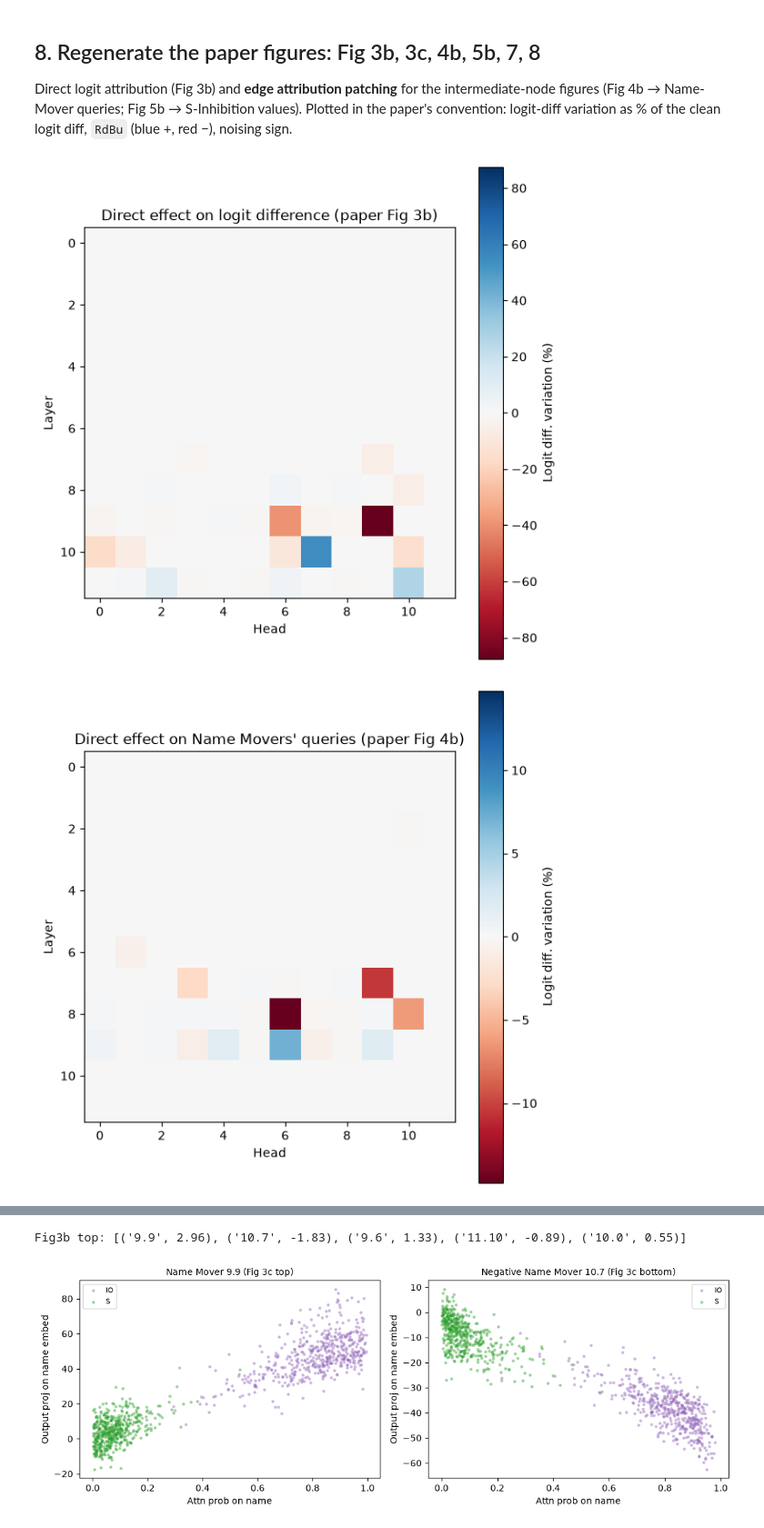
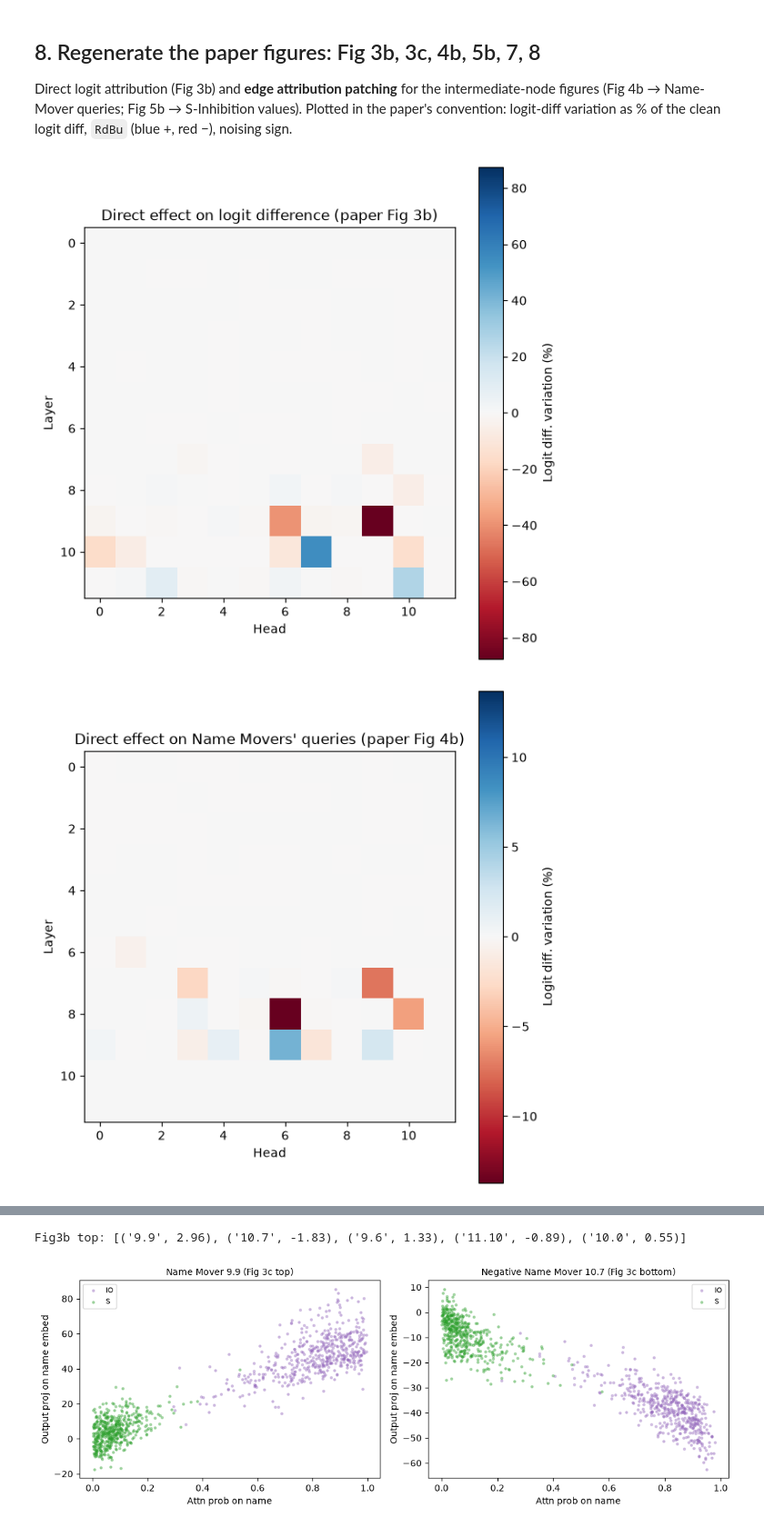
Before and after one commit to nahatav/gpt2-ioi-full-activations, a Jupyter notebook: ioi_full_activations.ipynb, the cells around one changed output, grey strips where cells are left out. Shown at 91% size. Cells and saved outputs as stored; diff of their text form; code cells hidden in the pictures.

```diff
--- a/ioi_full_activations.ipynb
+++ b/ioi_full_activations.ipynb
@@ -326,7 +341,7 @@ intermediate-node figures (Fig 4b → Name-Mover queries; Fig 5b → S-Inhibitio
 values). Plotted in the paper's convention: logit-diff variation as % of the
 clean logit diff, `RdBu` (blue +, red −), noising sign.
 # %%
-W_U=model.lm_head.weight.detach(); gamma_f=model.transformer.ln_f.weight.detach(); eps_f=model.transformer.ln_f.eps
+W_U=model.lm_head.weight.detach()
 W_O=[model.transformer.h[l].attn.c_proj.weight.detach() for l in range(NL)]
 b_O=[model.transformer.h[l].attn.c_proj.bias.detach() for l in range(NL)]
 W_CA=[model.transformer.h[l].attn.c_attn.weight.detach() for l in range(NL)]
@@ -340,50 +355,56 @@ def cattn_grads(ids,io,s):
         with metric.backward():
             for l in reversed(range(NL)): g[l]=cas[l].grad.save()
     return g
-def ln_scale(r): return gamma_f/((r.var(-1,unbiased=False,keepdim=True)+eps_f).sqrt())
+def ln_scale(r, ln):
+    """gamma/std using THAT LayerNorm's own params and the residual actually feeding it
+    (not the final ln_f) -- the earlier version used ln_f's gamma/eps and the FINAL
+    residual for every intermediate target, which is wrong for non-final layers."""
+    return ln.weight.detach()/((r.var(-1,unbiased=False,keepdim=True)+ln.eps).sqrt())
 dla=torch.zeros(NL,NH); nmq=torch.zeros(NL,NH); siv=torch.zeros(NL,NH); n=0
 NM=CIRCUIT["name_mover"]; SI=CIRCUIT["s_inhibition"]
 for b in batches:
     zc=trace_acts(b.clean,Z); za_=trace_acts(b.corr,Z); mc=trace_acts(b.clean,MH); ma_=trace_acts(b.corr,MH)
     gca=cattn_grads(b.corr,b.io,b.s)
     bs=b.clean.shape[0]; ar=torch.arange(bs,device=DEVICE); end=torch.full((bs,),b.clean.shape[1]-1,device=DEVICE)
-    # reconstruct resid (clean) from emb + writers (box-mutation: robust after backward traces)
     embox=[None]
     with model.trace(b.clean):
         embox[0]=model.transformer.drop.output.save()
     emb=embox[0]
     attn_out=[zc[l]@W_O[l]+b_O[l] for l in range(NL)]
     mlp_out=[mc[l]@model.transformer.h[l].mlp.c_proj.weight.detach()+model.transformer.h[l].mlp.c_proj.bias.detach() for l in range(NL)]
-    resid=emb+sum(attn_out[l]+mlp_out[l] for l in range(NL))
-    rE=resid[ar,end]; scaleE=ln_scale(rE)
+    # resid_pre[l] = residual entering block l's ln_1 (l=0..NL-1); resid_pre[NL] = input to ln_f.
+    resid_pre=[emb]
+    for l in range(NL): resid_pre.append(resid_pre[-1]+attn_out[l]+mlp_out[l])
+    rE=resid_pre[NL][ar,end]; scaleE=ln_scale(rE, model.transformer.ln_f)
     u=(W_U[b.io]-W_U[b.s])
     def contrib(lu,pos):
         dz=(zc[lu][ar,pos]-za_[lu][ar,pos]).reshape(bs,NH,DH); Wo=W_O[lu].reshape(NH,DH,DM)
         return torch.einsum("bhd,hde->bhe",dz,Wo)
     glog=(u-u.mean(-1,keepdim=True))*scaleE
     for lu in range(NL): dla[lu]+=torch.einsum("bhe,be->bh",contrib(lu,end),glog).sum(0).detach().cpu()
     def gtgt(targets,qkv,pos):
         off={"q":0,"k":DM,"v":2*DM}[qkv]; g=torch.zeros(bs,DM,device=DEVICE); mx=0
-        rP=resid[ar,pos]; sc=ln_scale(rP)
         for (ld_,hd) in targets:
-            mx=max(mx,ld_); gq=gca[ld_][ar,pos][:,off+hd*DH:off+(hd+1)*DH]; Wp=W_CA[ld_][:,off+hd*DH:off+(hd+1)*DH]
+            mx=max(mx,ld_)
+            rP=resid_pre[ld_][ar,pos]; sc=ln_scale(rP, model.transformer.h[ld_].ln_1)
+            gq=gca[ld_][ar,pos][:,off+hd*DH:off+(hd+1)*DH]; Wp=W_CA[ld_][:,off+hd*DH:off+(hd+1)*DH]
             g+=(gq@Wp.T)*sc
         return g,mx
     gq,mq=gtgt(NM,"q",end)
     for lu in range(mq): nmq[lu]+=torch.einsum("bhe,be->bh",contrib(lu,end),gq).sum(0).detach().cpu()
     s2=b.pos["S2"]; gv,mv=gtgt(SI,"v",s2)
     for lu in range(mv): siv[lu]+=torch.einsum("bhe,be->bh",contrib(lu,s2),gv).sum(0).detach().cpu()
     n+=bs
 dla/=n; nmq/=n; siv/=n
 def paper_heat(mat,fname,title):
     pct=-(mat.detach().cpu().numpy())/CLEAN_LD*100; v=np.abs(pct).max()
     fig,ax=plt.subplots(figsize=(6.2,6)); im=ax.imshow(pct,cmap="RdBu",vmin=-v,vmax=v)
     ax.set_xlabel("Head"); ax.set_ylabel("Layer"); ax.set_title(title); ax.set_xticks(range(0,NH,2)); ax.set_yticks(range(0,NL,2))
     fig.colorbar(im,ax=ax,label="Logit diff. variation (%)"); plt.tight_layout(); plt.savefig(fname,dpi=140); plt.show()
 paper_heat(dla,f"{FIGS}/C_fig3b_direct_logit_effect.png","Direct effect on logit difference (paper Fig 3b)")
 paper_heat(nmq,f"{FIGS}/C_fig4b_effect_on_NM_queries.png","Direct effect on Name Movers' queries (paper Fig 4b)")
 paper_heat(siv,f"{FIGS}/C_fig5b_effect_on_SI_values.png","Direct effect on S-Inhibition values (paper Fig 5b)")
 print("Fig3b top:",[(f"{l}.{h}",round(dla[l,h].item(),2)) for _,_,l,h in sorted(((abs(dla[l,h].item()),0,l,h) for l in range(NL) for h in range(NH)),reverse=True)[:5]])
 # %% [output]
 [figure]
-[figure, old version]
+[figure, new version]
```
Also changed, not shown: parts of 8 cells of this notebook, 8 other files.
